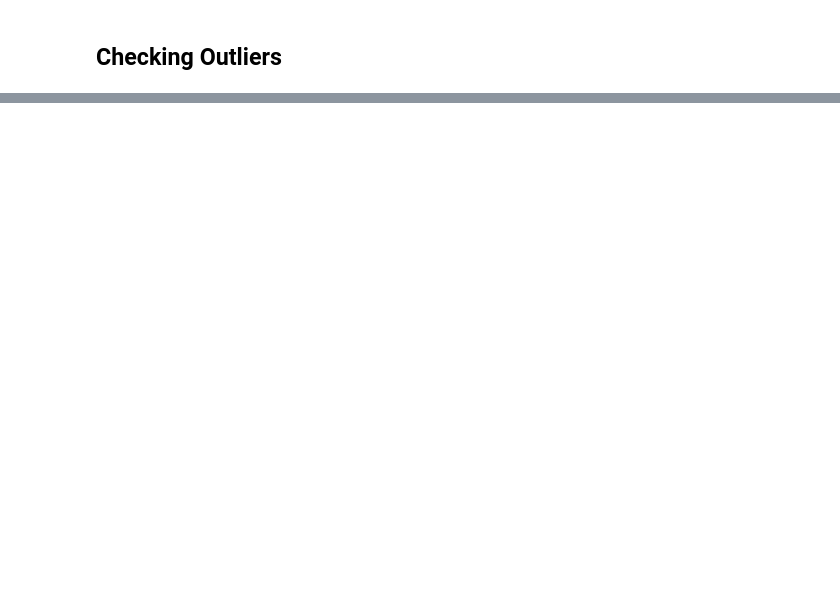
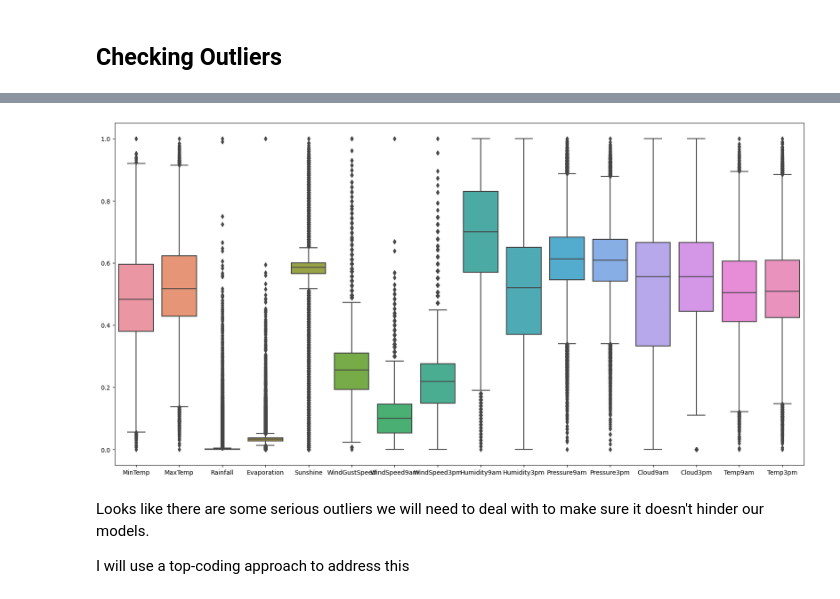
Before and after one commit to LouisMcArdell/IOD-Work, a Jupyter notebook: Projects/Mini Project 2/Mini Project 2.ipynb, the cells around one changed output, grey strips where cells are left out. Cells and saved outputs as stored; diff of their text form; code cells hidden in the pictures; blank space fills up the shorter version.

```diff
--- a/Projects/Mini Project 2/Mini Project 2.ipynb
+++ b/Projects/Mini Project 2/Mini Project 2.ipynb
@@ -251,0 +250,17 @@ There are a number of fields which show a weak corrlation with our target variab
+# %%
+from sklearn.preprocessing import MinMaxScaler
+
+numeric_cols = df.select_dtypes(include=['float64', 'int64']).columns
+
+scaler = MinMaxScaler()
+df_scaled = pd.DataFrame(scaler.fit_transform(df[numeric_cols]), columns=numeric_cols)
+
+plt.figure(figsize=(20, 10))
+sns.boxplot(data=df_scaled)
+plt.show()
+# %% [output]
+[figure, added]
+# %% [markdown]
+Looks like there are some serious outliers we will need to deal with to make sure it doesn't hinder our models.
+
+I will use a top-coding approach to address this
```
Also changed, not shown: parts of 68 cells of this notebook.
